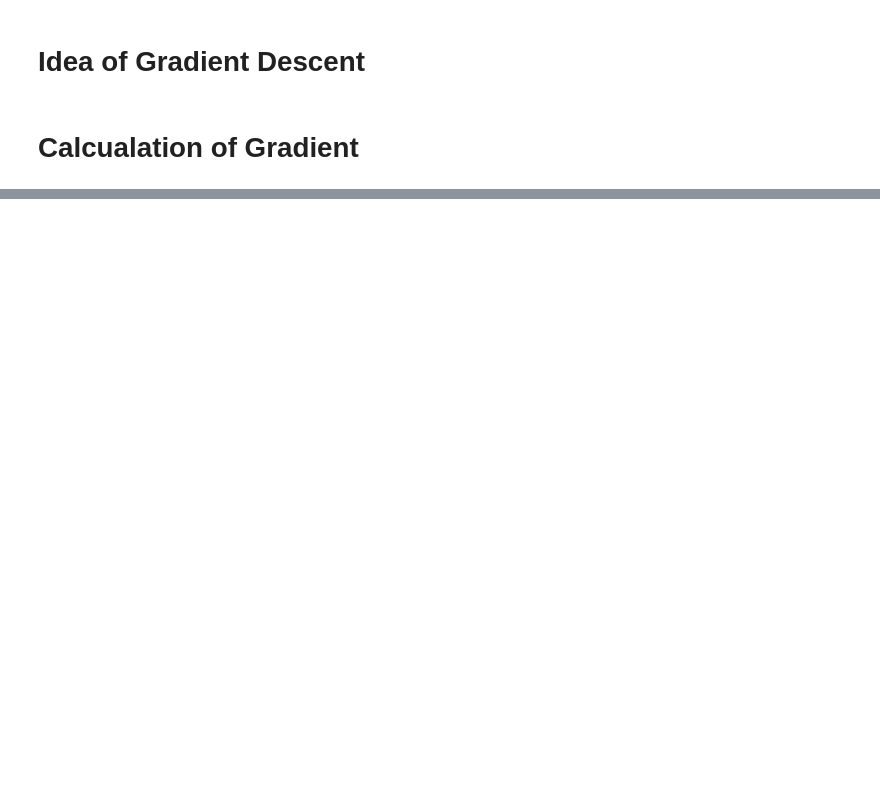
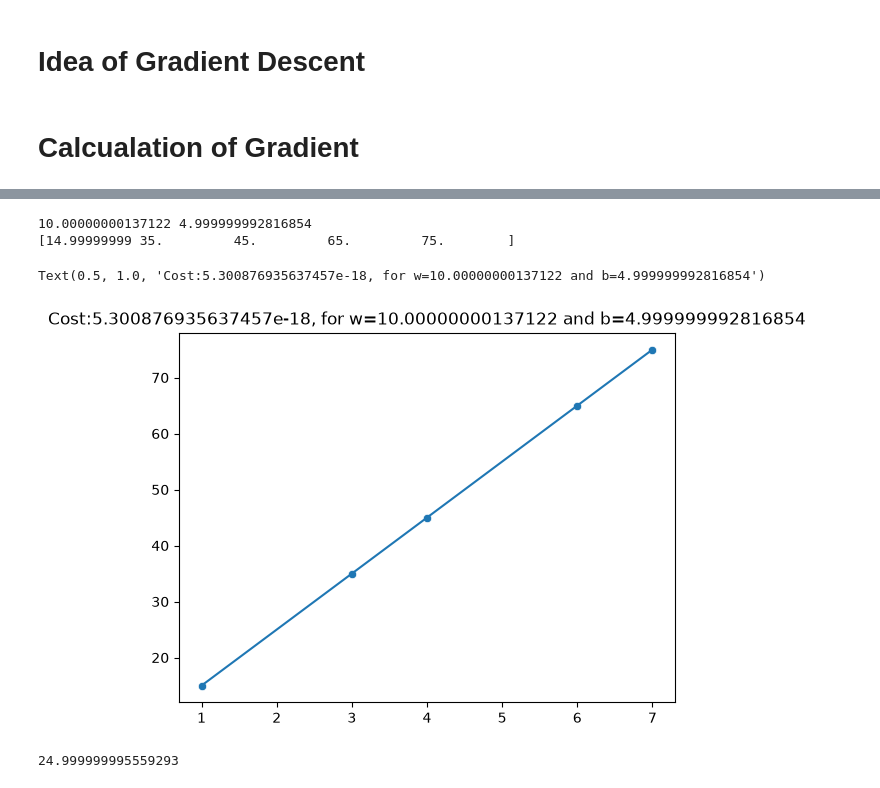
Before and after one commit to SamiulIslam007/phitron-machine-learning-practice, a Jupyter notebook: simple_linear_regression.ipynb, the cells around one changed output, grey strips where cells are left out. Cells and saved outputs as stored; diff of their text form; code cells hidden in the pictures; blank space fills up the shorter version.

```diff
--- a/simple_linear_regression.ipynb
+++ b/simple_linear_regression.ipynb
@@ -168,0 +171,27 @@ calculate_gradient(X,y,w=3,b=0)
+# %%
+def gradient_descent(X, y, w_input , b_input, max_iter  ,alpha= 0.01):
+
+    w = w_input
+    b = b_input
+
+    cost_memo = []
+    iteration =[]
+
+    for i in range(max_iter):
+        dj_dw , dj_db = calculate_gradient(X,y,w,b)
+
+        # update
+        w = w - alpha * dj_dw
+        b = b - alpha * dj_db
+
+        cost = compute_cost(X,y, w,b)
+
+        cost_memo.append(cost)
+        iteration.append(i)
+
+        if i % 100 == 0 :
+            print(f'iteration :{i} w:{w:0.4f} ,b:{b:0.4f} , dj_dw:{dj_dw:0.4f}, dj_db:{dj_db:0.4f}, cost: {cost:0.4f}')
+
+    return w,b, cost_memo, iteration
+# %%
+w_final, b_final, memo, iter = gradient_descent(X, y, w_input=0 , b_input = 0, max_iter = 10000  ,alpha= 0.01)
@@ -168,0 +216,24 @@ calculate_gradient(X,y,w=3,b=0)
+# %%
+print(w_final,b_final)
+
+predictions = make_predection(X,y,w=w_final, b=b_final)
+print(predictions)
+
+sns.scatterplot(x = X, y = y)
+plt.plot(X,predictions)
+plt.title(f'Cost:{compute_cost(X,y,w=w_final,b=b_final)}, for w={w_final} and b={b_final}')
+# %% [output]
+10.00000000137122 4.999999992816854
+[14.99999999 35.         45.         65.         75.        ]
+Text(0.5, 1.0, 'Cost:5.300876935637457e-18, for w=10.00000000137122 and b=4.999999992816854')
+[figure, added]
+# %%
+# jar 2 bochor er experience ase tar salary
+
+x = 2
+
+prediction = w_final * x + b_final
+
+print(prediction)
+# %% [output]
+24.999999995559293
```
Also changed, not shown: parts of 9 cells of this notebook.
